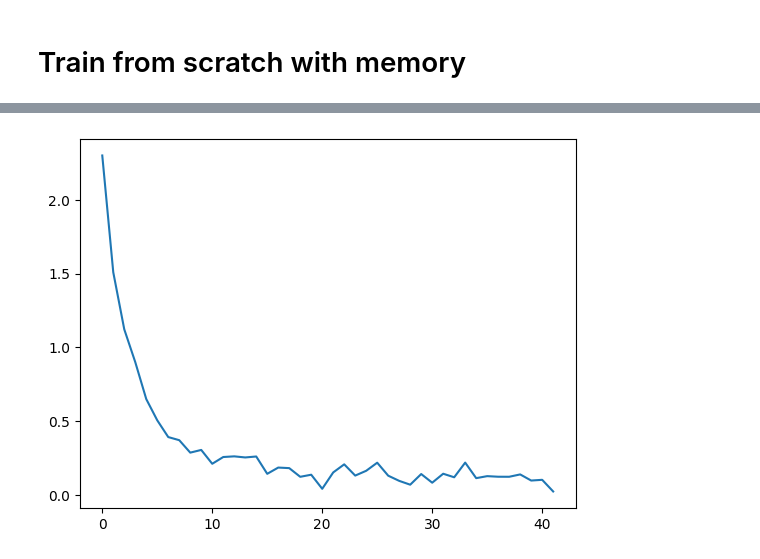
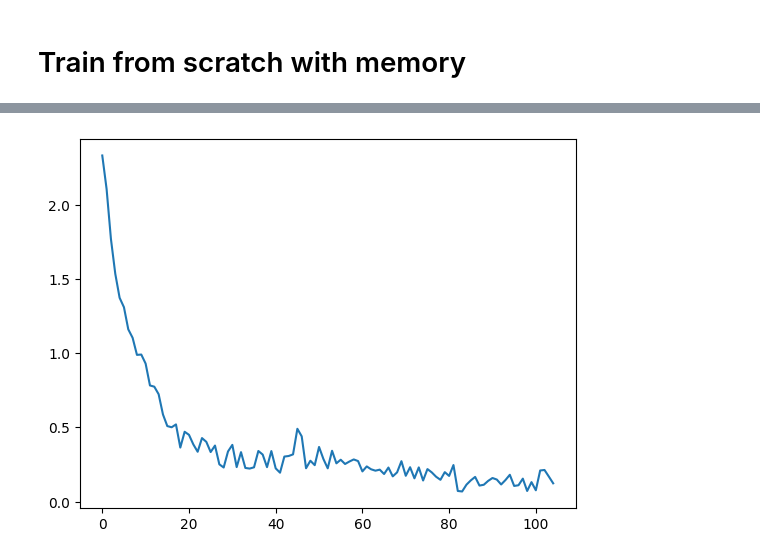
Before and after one commit to necrashter/transformers-learnable-memory, a Jupyter notebook: 502 Project MNIST.ipynb, the cells around one changed output, grey strips where cells are left out. Drawn from its saved outputs; the diff is of its cells as text; code cells hidden in the pictures.

```diff
--- a/502 Project MNIST.ipynb
+++ b/502 Project MNIST.ipynb
@@ -243,35 +168,9 @@ eval_model(memory_finetune_model, dataloader5to9)
 # %%
 torch.manual_seed(42)
 memory_model = TheModel()
-memory_model.add_memory(16)
+memory_model.add_memory(2)
 memory_model.to(device)
-dataloader = dataloader0to4
+optimizer = torch.optim.Adam(memory_model.parameters(), lr=0.001)
 
-num_epochs = 2
-
-parameters = list(memory_model.mlp_head.parameters()) + memory_model.memory_parameters()
-#parameters = memory_model.memory_parameters()
-optimizer = torch.optim.Adam(parameters, lr=0.001)
-criterion = torch.nn.CrossEntropyLoss()
-losses = []
-for epoch in tqdm(range(num_epochs), leave=True):
-    train_loss = 0.0
-    for batch in tqdm(dataloader, leave=False):
-        x, y = batch
-        x, y = x.to(device), y.to(device)
-        y_hat = memory_model(x)
-        loss = criterion(y_hat, y)
-
-        loss_val = loss.detach().cpu().item()
-        train_loss += loss_val / len(dataloader)
-        losses.append(loss_val)
-
-        optimizer.zero_grad()
-        loss.backward()
-        optimizer.step()
-
-    print(f"Epoch {epoch + 1}/{num_epochs} loss: {train_loss:.2f}")
-
-plt.plot(losses)
-plt.show()
+train(memory_model, dataloader0to4, optimizer)
 # %% [output]
@@ -280,4 +182,4 @@ Epoch 2/2 loss: 0.13
-[figure, old version]
+[figure, new version]
 # %%
 eval_model(memory_model, dataloader0to4)
 eval_model(memory_model, dataloader5to9)
```
Also changed, not shown: parts of 14 cells of this notebook.
